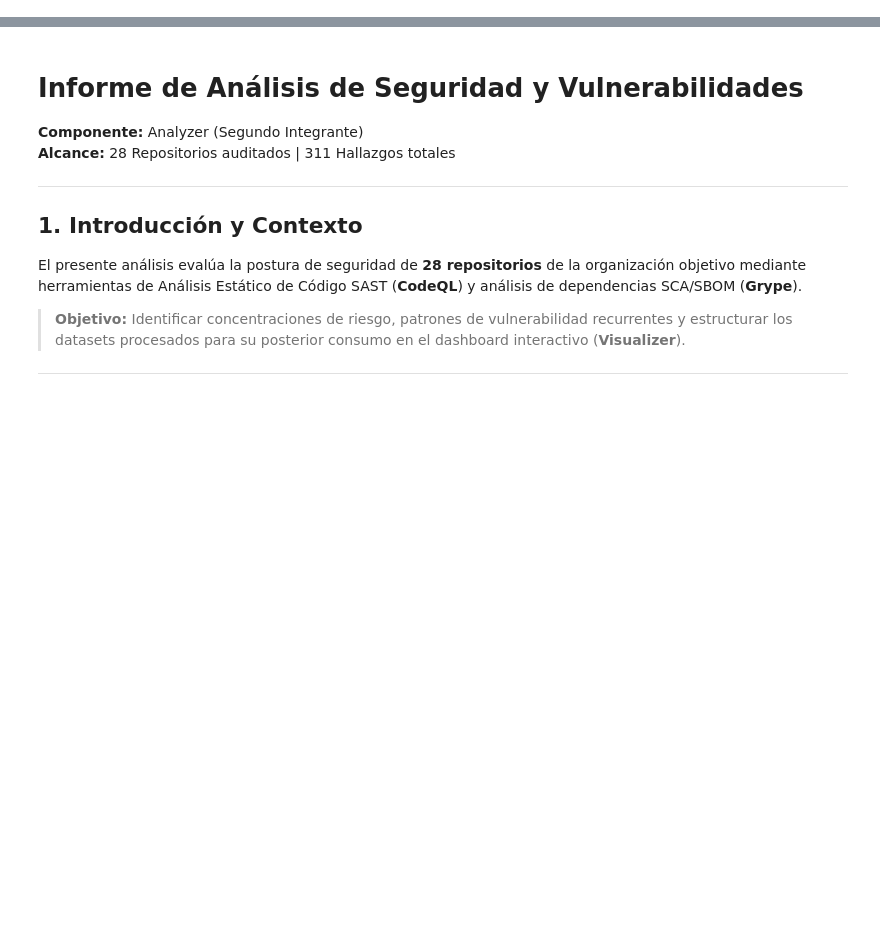
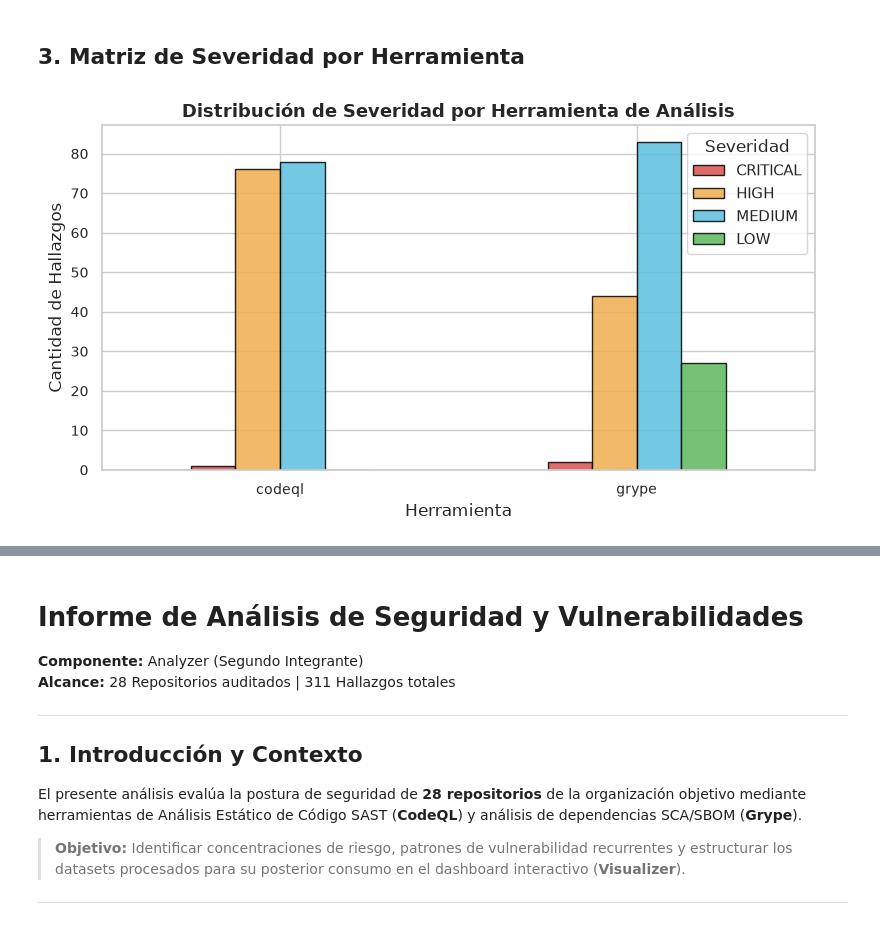
Before and after one commit to Fer-Vega-uni/Proyecto-analisis-cs, a Jupyter notebook: analyzer/analyzer.ipynb, the cells around one changed output, grey strips where cells are left out. Cells and saved outputs as stored; diff of their text form; code cells hidden in the pictures; blank space fills up the shorter version.

```diff
--- a/analyzer/analyzer.ipynb
+++ b/analyzer/analyzer.ipynb
@@ -260,0 +106,30 @@ grype            2    44      83   27
+# %% [markdown]
+## 3. Matriz de Severidad por Herramienta
+# %%
+cross_tool_sev = pd.crosstab(findings_df['tool'], findings_df['severity'])
+cross_cols = [s for s in SEV_ORDER if s in cross_tool_sev.columns]
+cross_tool_sev = cross_tool_sev[cross_cols]
+
+# Exportar JSON limpio (arregla el error de columnas)
+cross_export = cross_tool_sev.reset_index()
+cross_export.columns.name = None
+cross_export.to_json(TOOL_ANALYSIS_FOLDER / "tool_severity_cross.json", orient='records', indent=4)
+
+# Graficar barras agrupadas
+fig, ax = plt.subplots(figsize=(8, 4.5))
+cross_tool_sev.plot(
+    kind='bar',
+    ax=ax,
+    color=[COLOR_MAP.get(c, '#777777') for c in cross_cols],
+    edgecolor='black',
+    alpha=0.85
+)
+ax.set_title("Distribución de Severidad por Herramienta de Análisis", fontsize=13, fontweight='bold')
+ax.set_xlabel("Herramienta")
+ax.set_ylabel("Cantidad de Hallazgos")
+plt.xticks(rotation=0)
+plt.legend(title="Severidad", labels=[s.upper() for s in cross_cols])
+plt.tight_layout()
+plt.show()
+# %% [output]
+[figure, added]
```
Also changed, not shown: parts of 10 cells of this notebook.
